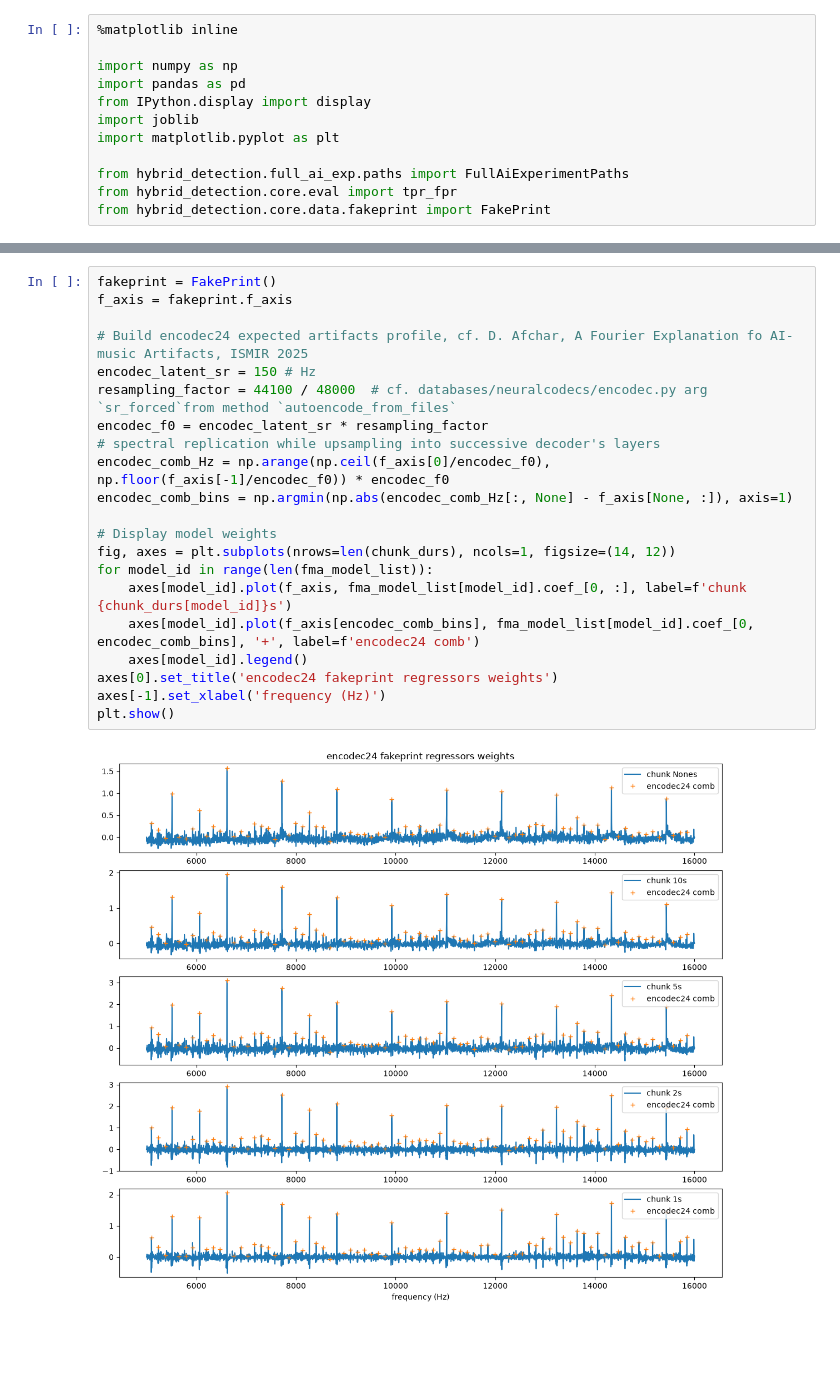
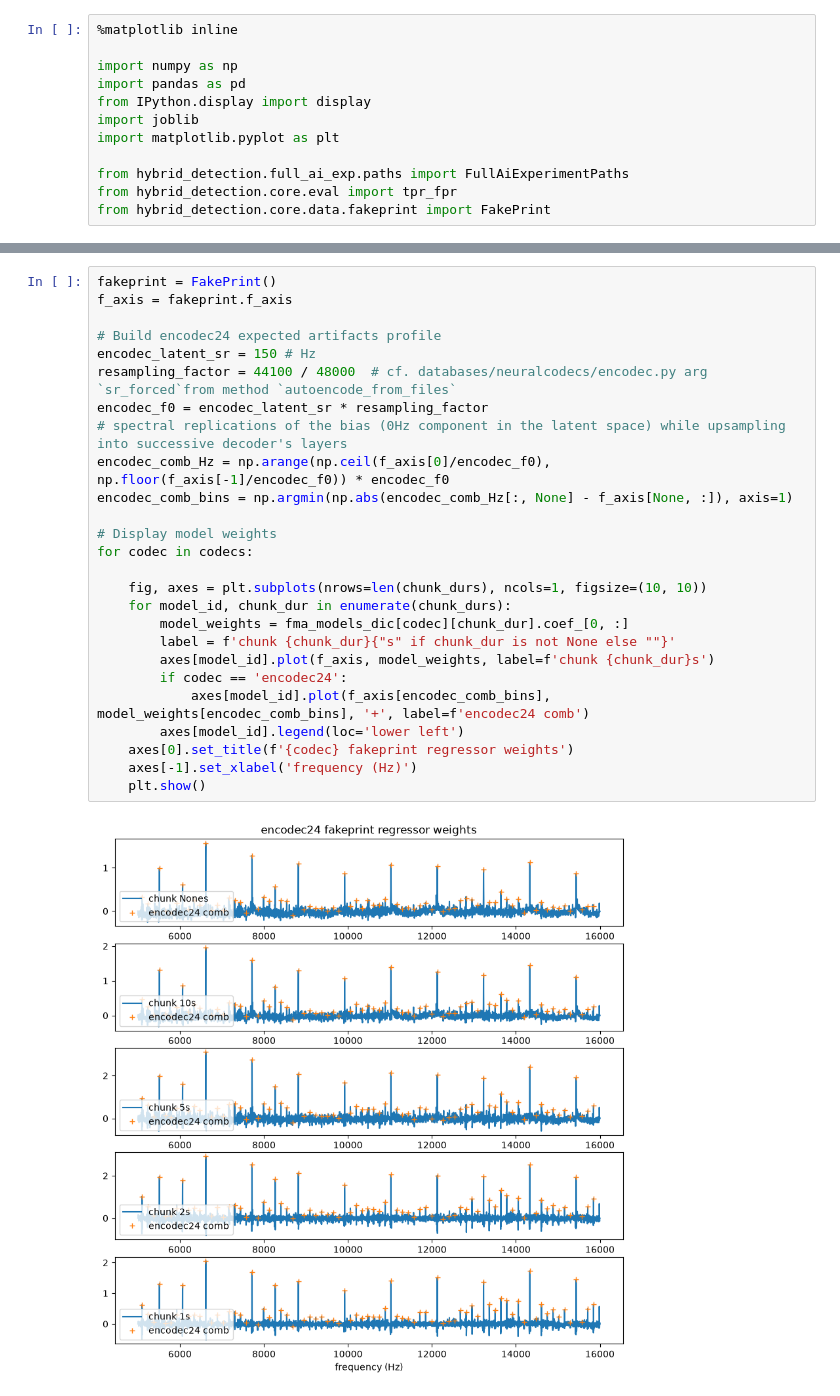
Before and after one commit to deezer/ismir26-hybrid-human-ai-music-detection, a Jupyter notebook: hybrid_detection/fully_ai_detection.ipynb, the cells around one changed output, grey strips where cells are left out. Cells and saved outputs as stored; diff of their text form; blank space fills up the shorter version.

```diff
--- a/hybrid_detection/fully_ai_detection.ipynb
+++ b/hybrid_detection/fully_ai_detection.ipynb
@@ -118,23 +151,28 @@ detector is directly applied to hybrid mixtures, for different mixing gains.
 # %%
 fakeprint = FakePrint()
 f_axis = fakeprint.f_axis
 
-# Build encodec24 expected artifacts profile, cf. D. Afchar, A Fourier Explanation fo AI-music Artifacts, ISMIR 2025
+# Build encodec24 expected artifacts profile
 encodec_latent_sr = 150 # Hz
 resampling_factor = 44100 / 48000  # cf. databases/neuralcodecs/encodec.py arg `sr_forced`from method `autoencode_from_files`
 encodec_f0 = encodec_latent_sr * resampling_factor
-# spectral replication while upsampling into successive decoder's layers
+# spectral replications of the bias (0Hz component in the latent space) while upsampling into successive decoder's layers
 encodec_comb_Hz = np.arange(np.ceil(f_axis[0]/encodec_f0), np.floor(f_axis[-1]/encodec_f0)) * encodec_f0
 encodec_comb_bins = np.argmin(np.abs(encodec_comb_Hz[:, None] - f_axis[None, :]), axis=1)
 
 # Display model weights
-fig, axes = plt.subplots(nrows=len(chunk_durs), ncols=1, figsize=(14, 12))
-for model_id in range(len(fma_model_list)):
-    axes[model_id].plot(f_axis, fma_model_list[model_id].coef_[0, :], label=f'chunk {chunk_durs[model_id]}s')
-    axes[model_id].plot(f_axis[encodec_comb_bins], fma_model_list[model_id].coef_[0, encodec_comb_bins], '+', label=f'encodec24 comb')
-    axes[model_id].legend()
-axes[0].set_title('encodec24 fakeprint regressors weights')
-axes[-1].set_xlabel('frequency (Hz)')
-plt.show()
+for codec in codecs:
+
+    fig, axes = plt.subplots(nrows=len(chunk_durs), ncols=1, figsize=(10, 10))
+    for model_id, chunk_dur in enumerate(chunk_durs):
+        model_weights = fma_models_dic[codec][chunk_dur].coef_[0, :]
+        label = f'chunk {chunk_dur}{"s" if chunk_dur is not None else ""}'
+        axes[model_id].plot(f_axis, model_weights, label=f'chunk {chunk_dur}s')
+        if codec == 'encodec24':
+            axes[model_id].plot(f_axis[encodec_comb_bins], model_weights[encodec_comb_bins], '+', label=f'encodec24 comb')
+        axes[model_id].legend(loc='lower left')
+    axes[0].set_title(f'{codec} fakeprint regressor weights')
+    axes[-1].set_xlabel('frequency (Hz)')
+    plt.show()
 # %% [output]
-[figure, old version]
+[figure, new version]
```
Also changed, not shown: parts of 8 cells of this notebook.
